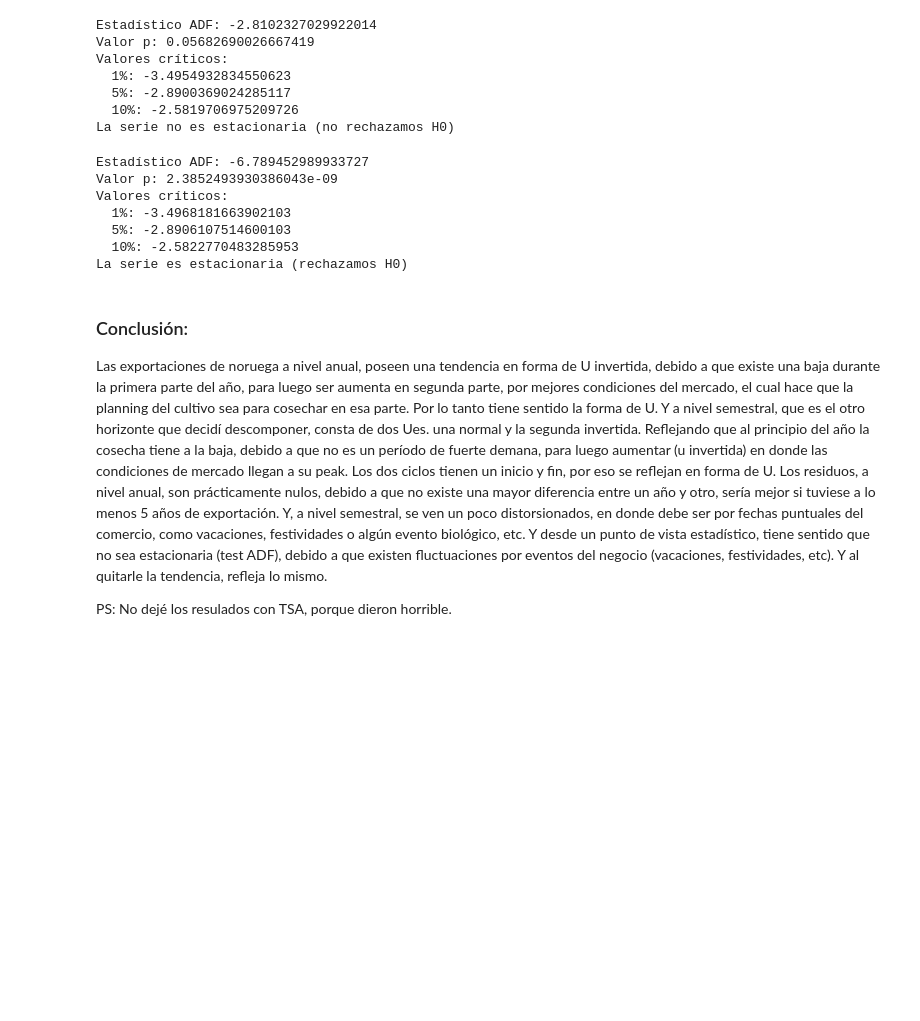
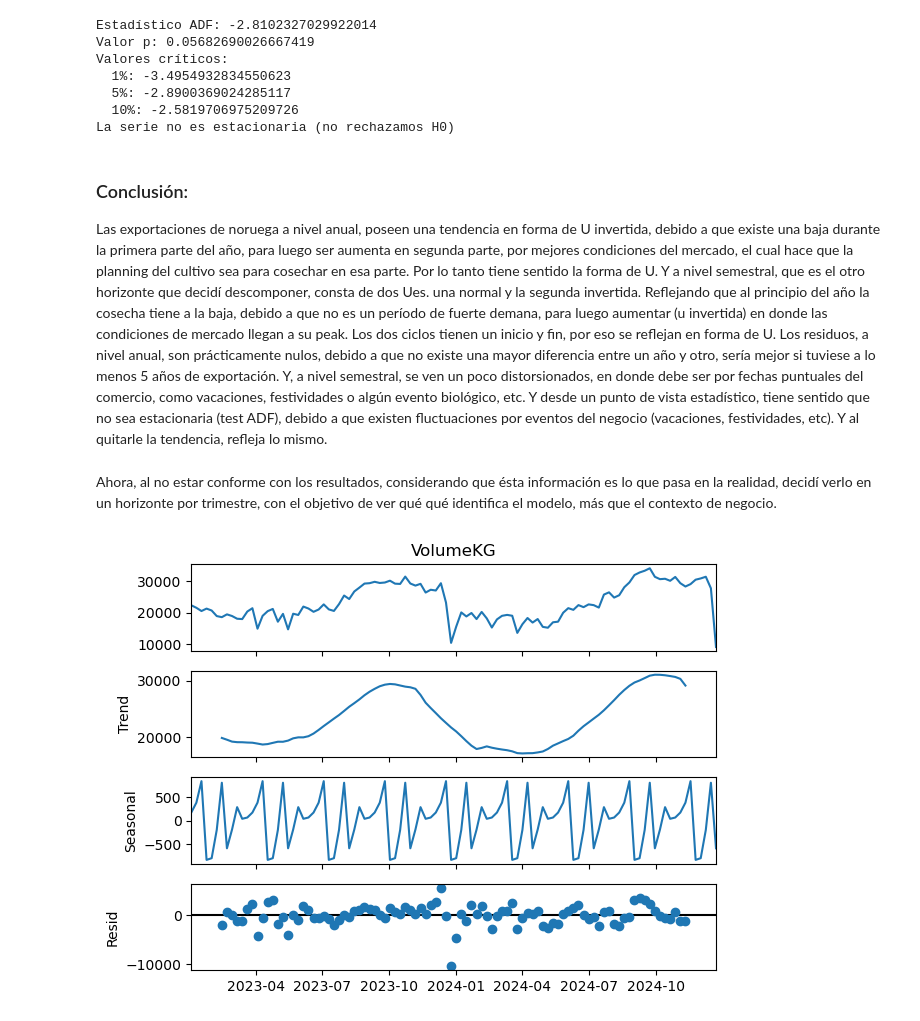
Before and after one commit to robert-pinochetg/time-series-analysis, a Jupyter notebook: 01-norway-exports-time-series-decomposition.ipynb, the cells around one changed output. Saved outputs shown, nothing was run; the diff lists cells and outputs as text; code cells hidden in the pictures; blank space fills up the shorter version.

Commit message:
apply tsa for an horizon of 12 weeks

```diff
--- a/01-norway-exports-time-series-decomposition.ipynb
+++ b/01-norway-exports-time-series-decomposition.ipynb
@@ -115,33 +117,18 @@ Valores críticos:
   5%: -2.8900369024285117
   10%: -2.5819706975209726
 La serie no es estacionaria (no rechazamos H0)
-# %%
-resultado = adfuller(df_volumes.diff().dropna()) # se convirtió en log para quitar el efecto no estacionario
-
-print(f'Estadístico ADF: {resultado[0]}')
-print(f'Valor p: {resultado[1]}')
-print('Valores críticos:')
-for clave, valor in resultado[4].items():
-    print(f'  {clave}: {valor}')
-
-# Interpretación básica
-if resultado[1] < 0.05:
-    print("La serie es estacionaria (rechazamos H0)")
-else:
-    print("La serie no es estacionaria (no rechazamos H0)")
-# %% [output]
-Estadístico ADF: -6.789452989933727
-Valor p: 2.3852493930386043e-09
-Valores críticos:
-  1%: -3.4968181663902103
-  5%: -2.8906107514600103
-  10%: -2.5822770483285953
-La serie es estacionaria (rechazamos H0)
 # %% [markdown]
 ### Conclusión:
 Las exportaciones de noruega a nivel anual, poseen una tendencia en forma de U invertida, debido a que existe una baja durante la primera parte del año, para luego ser aumenta en segunda parte, por mejores condiciones del mercado, el cual hace que la planning del cultivo sea para cosechar en esa parte. Por lo tanto tiene sentido la forma de U.
 Y a nivel semestral, que es el otro horizonte que decidí descomponer, consta de dos Ues. una normal y la segunda invertida. Reflejando que al principio del año la cosecha tiene a la baja, debido a que no es un período de fuerte demana, para luego aumentar (u invertida) en donde las condiciones de mercado llegan a su peak. Los dos ciclos tienen un inicio y fin, por eso se reflejan en forma de U.
 Los residuos, a nivel anual, son prácticamente nulos, debido a que no existe una mayor diferencia entre un año y otro, sería mejor si tuviese a lo menos 5 años de exportación. Y, a nivel semestral, se ven un poco distorsionados, en donde debe ser por fechas puntuales del comercio, como vacaciones, festividades o algún evento biológico, etc.
 Y desde un punto de vista estadístico, tiene sentido que no sea estacionaria (test ADF), debido a que existen fluctuaciones por eventos del negocio (vacaciones, festividades, etc). Y al quitarle la tendencia, refleja lo mismo.
-
-PS: No dejé los resulados con TSA, porque dieron horrible.
+# %% [markdown]
+Ahora, al no estar conforme con los resultados, considerando que ésta información es lo que pasa en la realidad, decidí verlo en un horizonte por trimestre, con el objetivo de ver qué qué identifica el modelo, más que el contexto de negocio.
+# %%
+# trimester: classical decomposition
+additive_decomposition = seasonal_decompose(df_volumes, model='additive', period=12)
+additive_decomposition.plot()
+plt.show()
+# %% [output]
+[figure, added]
```
Also changed, not shown: parts of 4 cells of this notebook, 2 other files.
